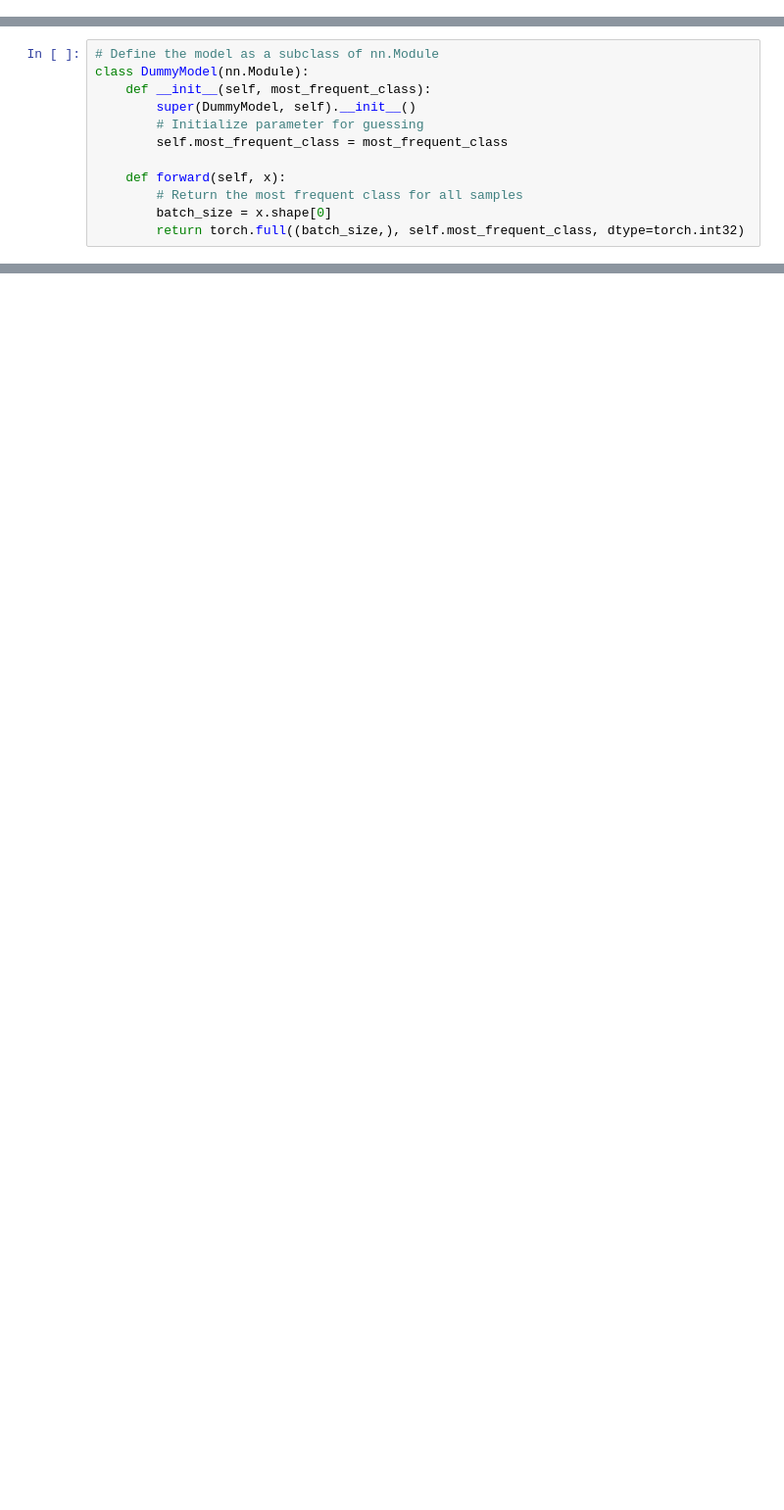
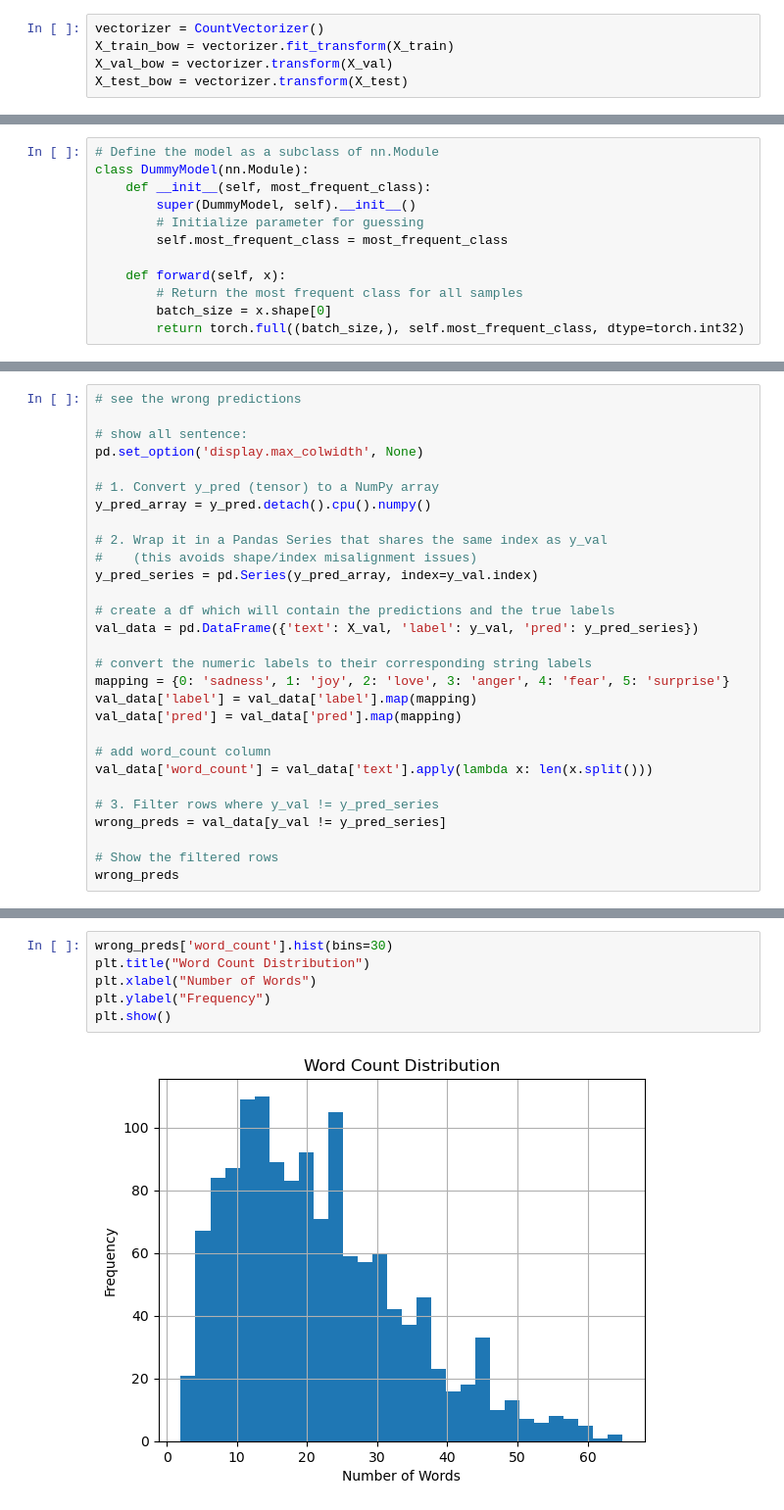
Before and after one commit to Spring-of-Vision/Deep-Learning-NLP, a Jupyter notebook: Bag of Words.ipynb, the cells around one changed output, grey strips where cells are left out. Shown at 98% size. Cells and saved outputs as stored; diff of their text form; blank space fills up the shorter version.

```diff
--- a/Bag of Words.ipynb
+++ b/Bag of Words.ipynb
@@ -417 +438,6 @@ plt.show()
+# %%
+vectorizer = CountVectorizer()
+X_train_bow = vectorizer.fit_transform(X_train)
+X_val_bow = vectorizer.transform(X_val)
+X_test_bow = vectorizer.transform(X_test)
 # %% [markdown]
@@ -683,0 +2108,29 @@ AttributeError: 'list' object has no attribute 'shape'
+# %%
+# see the wrong predictions
+
+# show all sentence:
+pd.set_option('display.max_colwidth', None)
+
+# 1. Convert y_pred (tensor) to a NumPy array
+y_pred_array = y_pred.detach().cpu().numpy()
+
+# 2. Wrap it in a Pandas Series that shares the same index as y_val
+#    (this avoids shape/index misalignment issues)
+y_pred_series = pd.Series(y_pred_array, index=y_val.index)
+
+# create a df which will contain the predictions and the true labels
+val_data = pd.DataFrame({'text': X_val, 'label': y_val, 'pred': y_pred_series})
+
+# convert the numeric labels to their corresponding string labels
+mapping = {0: 'sadness', 1: 'joy', 2: 'love', 3: 'anger', 4: 'fear', 5: 'surprise'}
+val_data['label'] = val_data['label'].map(mapping)
+val_data['pred'] = val_data['pred'].map(mapping)
+
+# add word_count column
+val_data['word_count'] = val_data['text'].apply(lambda x: len(x.split()))
+
+# 3. Filter rows where y_val != y_pred_series
+wrong_preds = val_data[y_val != y_pred_series]
+
+# Show the filtered rows
+wrong_preds
@@ -683,0 +2331,8 @@ AttributeError: 'list' object has no attribute 'shape'
+# %%
+wrong_preds['word_count'].hist(bins=30)
+plt.title("Word Count Distribution")
+plt.xlabel("Number of Words")
+plt.ylabel("Frequency")
+plt.show()
+# %% [output]
+[figure, added]
```
Also changed, not shown: parts of 117 cells of this notebook.
